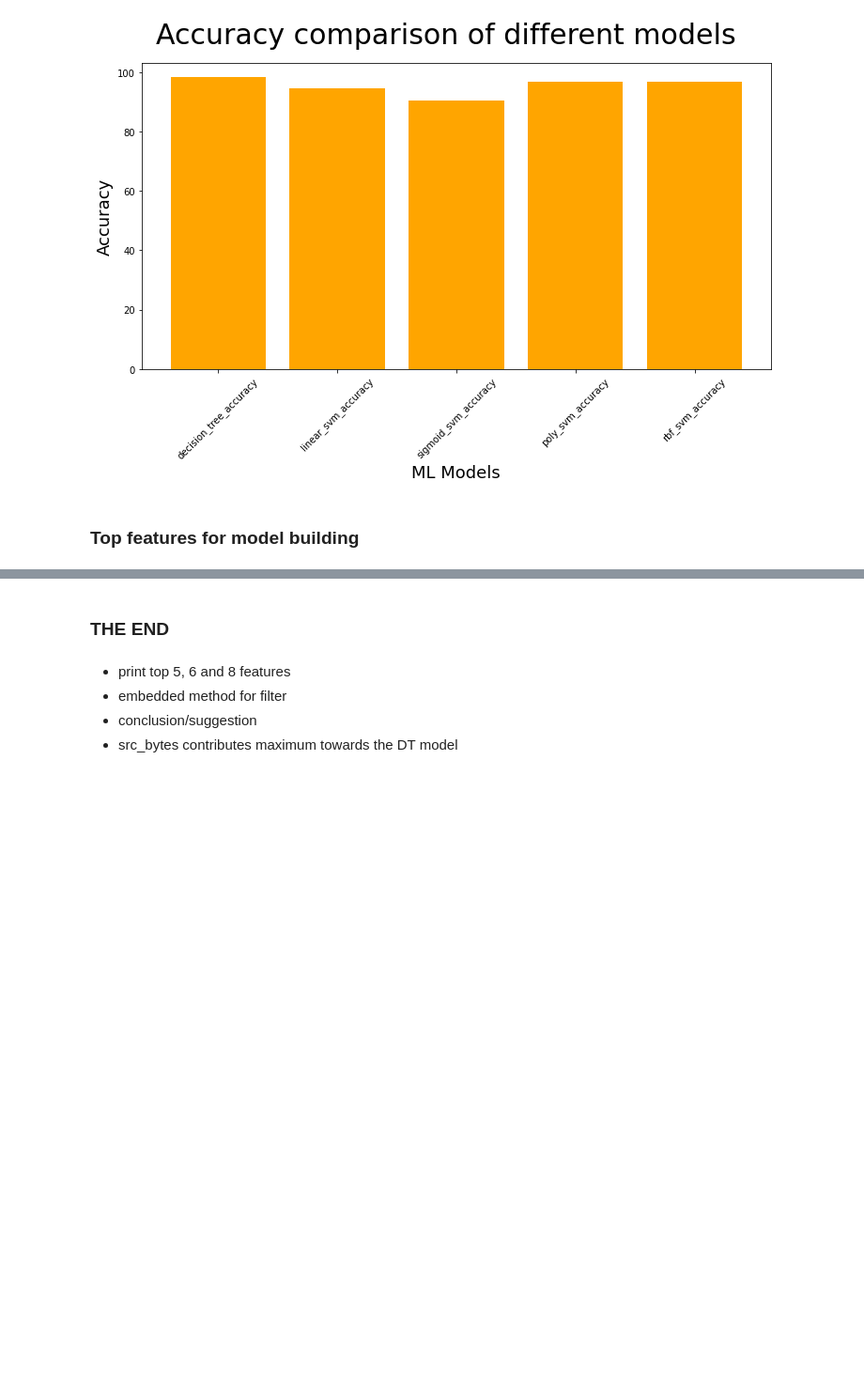
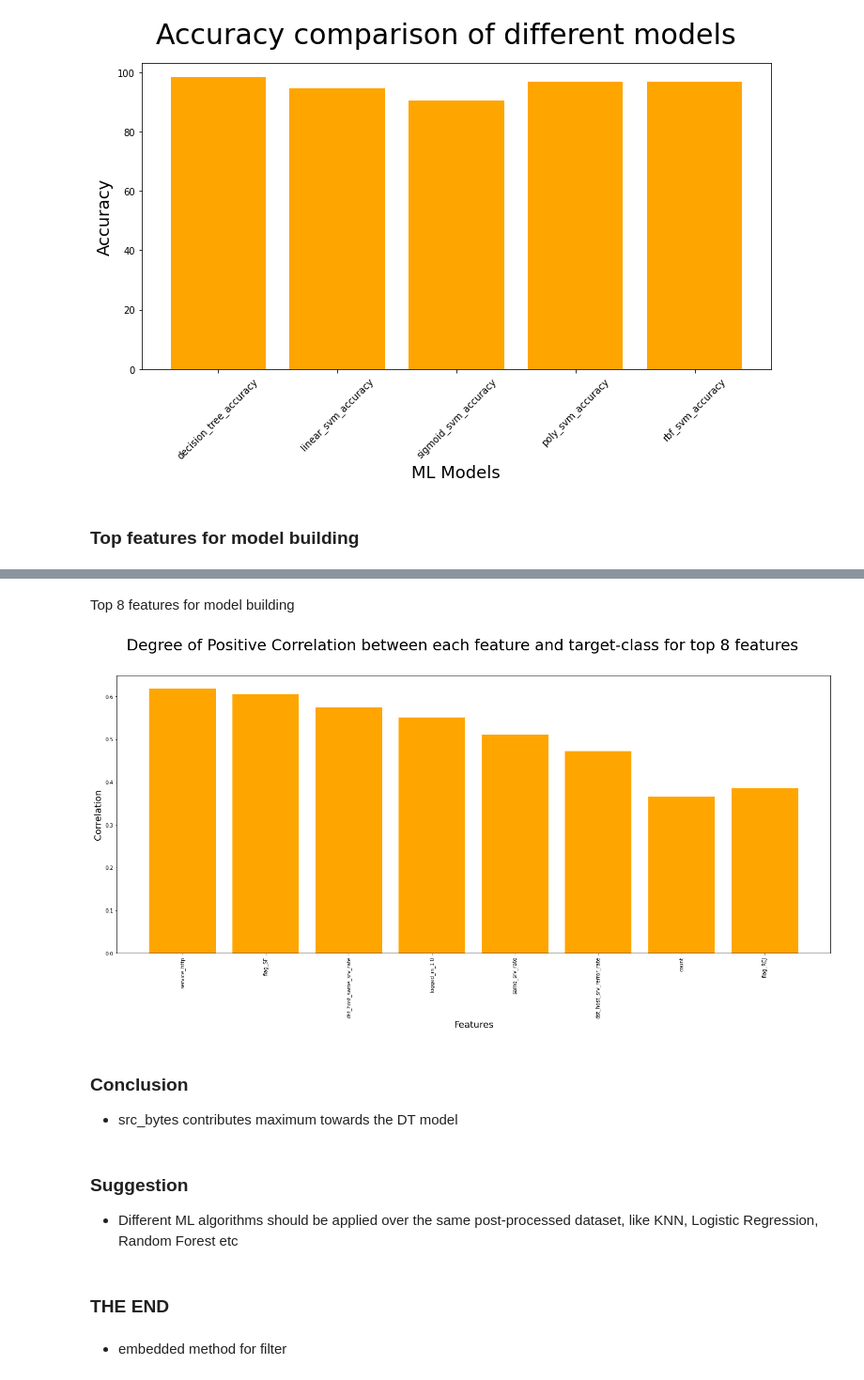
Before and after one commit to umang8496/bits-dse, a Jupyter notebook: ids_assignment_01/signature-detection-classifier.ipynb, the cells around one changed output, grey strips where cells are left out. Shown at 94% size. Drawn from its saved outputs; the diff is of its cells as text; code cells hidden in the pictures; blank space fills up the shorter version.

```diff
--- a/ids_assignment_01/signature-detection-classifier.ipynb
+++ b/ids_assignment_01/signature-detection-classifier.ipynb
@@ -2320,7 +2390,33 @@ plt.show()
+# %% [markdown]
+Top 8 features for model building
+# %%
+top_8_features = ['service_http',
+                   'flag_SF',
+                   'dst_host_same_srv_rate',
+                   'logged_in_1.0',
+                   'same_srv_rate',
+                   'dst_host_srv_rerror_rate',
+                   'count',
+                   'flag_REJ']
+
+corr_for_top_8_features = corr_for_top_11_features[0:8]
+
+fig, ax = plt.subplots(figsize=(25,10))
+_ = fig.suptitle('Degree of Positive Correlation between each feature and target-class for top 8 features', fontsize=30)
+plt.bar(top_8_features, corr_for_top_8_features, color='orange')
+plt.xticks(rotation=90)
+plt.ylabel("Correlation", fontsize=18)
+plt.xlabel("Features", fontsize=18)
+plt.show()
+# %% [output]
+[figure, added]
+# %% [markdown]
+### Conclusion
+- src_bytes contributes maximum towards the DT model
+# %% [markdown]
+### Suggestion
+- Different ML algorithms should be applied over the same post-processed dataset, like KNN, Logistic Regression, Random Forest etc
 # %% [markdown]
 ### THE END
-# %% [markdown]
-- print top 5, 6 and 8 features
-- embedded method for filter
-- conclusion/suggestion
-- src_bytes contributes maximum towards the DT model
+# %% [markdown]
+- embedded method for filter
```
Also changed, not shown: parts of 10 cells of this notebook.
